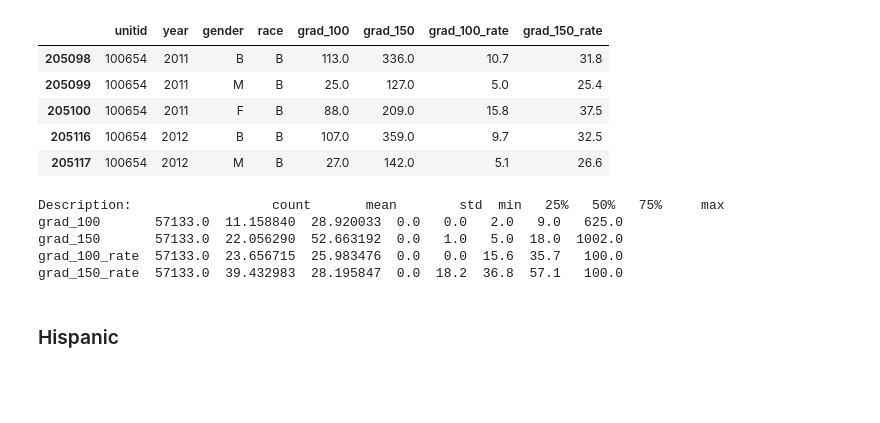
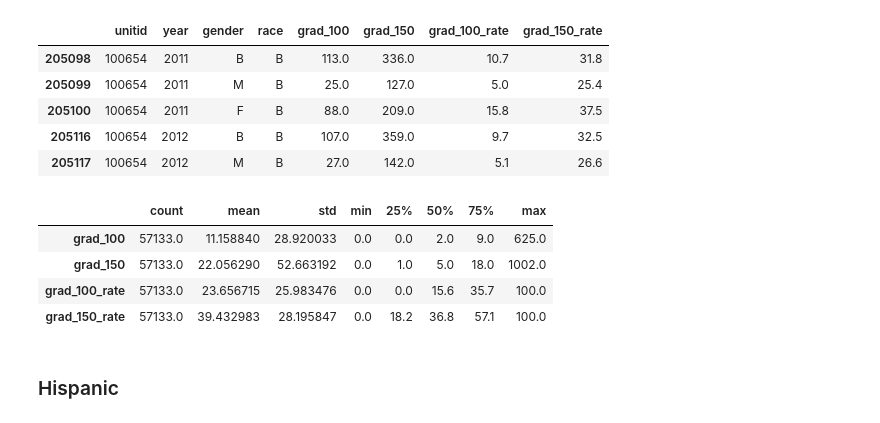
Before and after one commit to ezztherose/TIA-Scraping, a Jupyter notebook: notebooks/institution.ipynb, the cells around one changed output. Drawn from its saved outputs; the diff is of its cells as text; code cells hidden in the pictures; blank space fills up the shorter version.

```diff
--- a/notebooks/institution.ipynb
+++ b/notebooks/institution.ipynb
@@ -311,13 +320,13 @@ black.head()
 | 205117 | 100654 | 2012 | M | B | 27.0 | 142.0 | 5.1 | 26.6 |
 # %%
 des_black = black[['grad_100', 'grad_150', 'grad_100_rate', 'grad_150_rate']].describe().T
-print(f'Description: {des_black}')
+des_black
 # %% [output]
-Description:                  count       mean        std  min   25%   50%   75%     max
-grad_100       57133.0  11.158840  28.920033  0.0   0.0   2.0   9.0   625.0
-grad_150       57133.0  22.056290  52.663192  0.0   1.0   5.0  18.0  1002.0
-grad_100_rate  57133.0  23.656715  25.983476  0.0   0.0  15.6  35.7   100.0
-grad_150_rate  57133.0  39.432983  28.195847  0.0  18.2  36.8  57.1   100.0
+|  | count | mean | std | min | 25% | 50% | 75% | max |
+| grad_100 | 57133.0 | 11.158840 | 28.920033 | 0.0 | 0.0 | 2.0 | 9.0 | 625.0 |
+| grad_150 | 57133.0 | 22.056290 | 52.663192 | 0.0 | 1.0 | 5.0 | 18.0 | 1002.0 |
+| grad_100_rate | 57133.0 | 23.656715 | 25.983476 | 0.0 | 0.0 | 15.6 | 35.7 | 100.0 |
+| grad_150_rate | 57133.0 | 39.432983 | 28.195847 | 0.0 | 18.2 | 36.8 | 57.1 | 100.0 |
 # %% [markdown]
 ### Hispanic
 # %%
```
Also changed, not shown: parts of 6 cells of this notebook.
